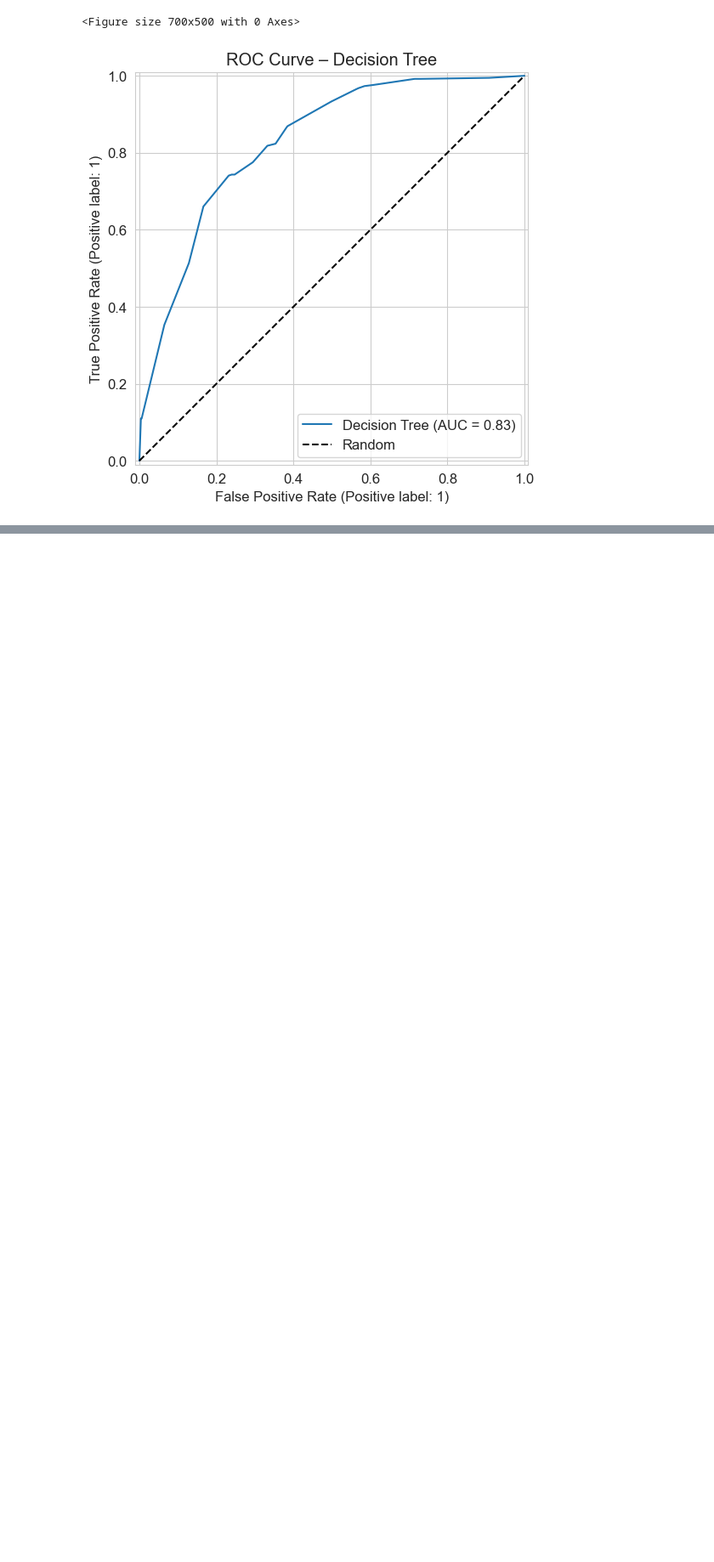
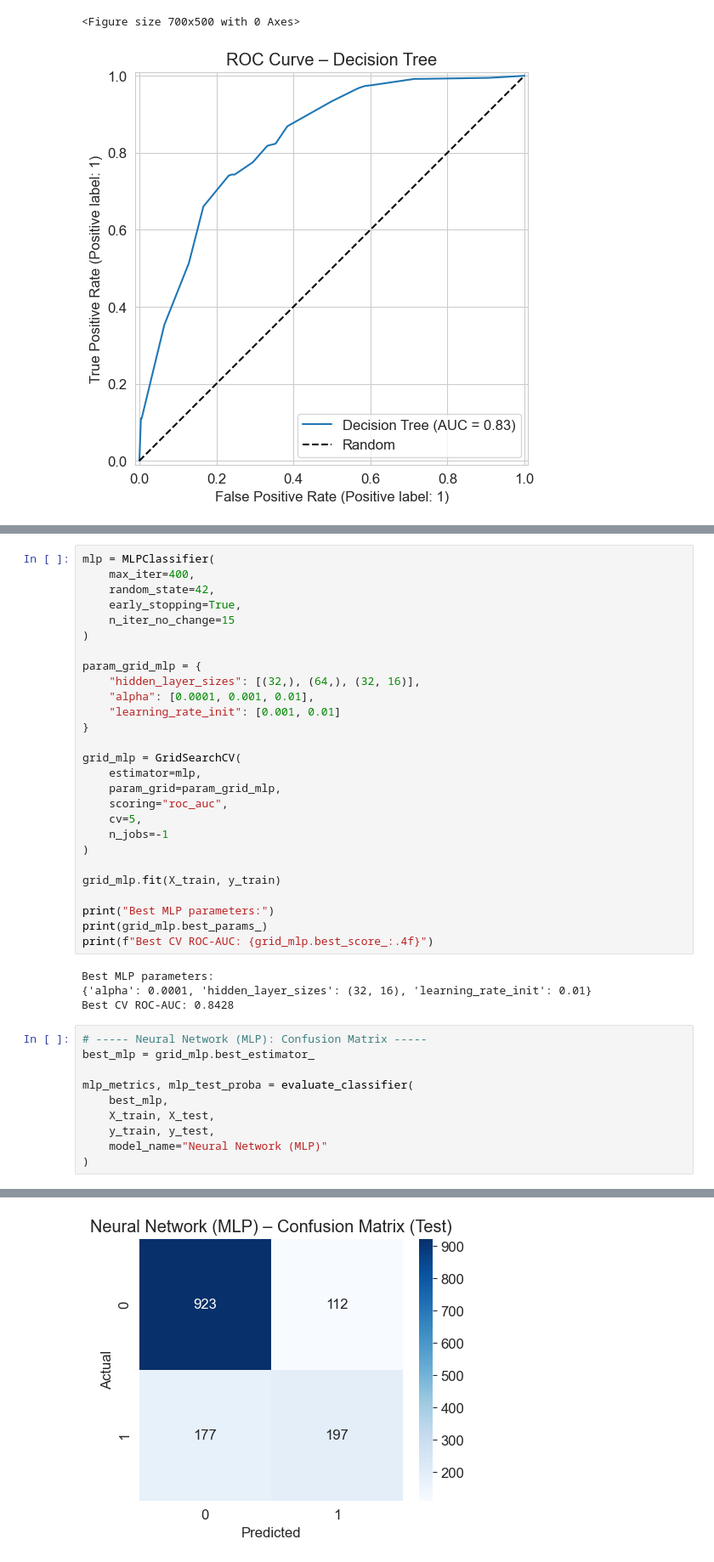
Before and after one commit to Pudamya/CM2604_ML_CW_2425595, a Jupyter notebook: Neural_Network_&_Decision_Tree.ipynb, the cells around one changed output, grey strips where cells are left out. Shown: that part at 85% size. Drawn from its saved outputs; the diff is of its cells as text; blank space fills up the shorter version.

Commit message:
Neural Network classifier with Hyperparameter Tuning

```diff
--- a/Neural_Network_&_Decision_Tree.ipynb
+++ b/Neural_Network_&_Decision_Tree.ipynb
@@ -250,0 +253,42 @@ plt.show()
+# %%
+mlp = MLPClassifier(
+    max_iter=400,
+    random_state=42,
+    early_stopping=True,
+    n_iter_no_change=15
+)
+
+param_grid_mlp = {
+    "hidden_layer_sizes": [(32,), (64,), (32, 16)],
+    "alpha": [0.0001, 0.001, 0.01],
+    "learning_rate_init": [0.001, 0.01]
+}
+
+grid_mlp = GridSearchCV(
+    estimator=mlp,
+    param_grid=param_grid_mlp,
+    scoring="roc_auc",
+    cv=5,
+    n_jobs=-1
+)
+
+grid_mlp.fit(X_train, y_train)
+
+print("Best MLP parameters:")
+print(grid_mlp.best_params_)
+print(f"Best CV ROC-AUC: {grid_mlp.best_score_:.4f}")
+# %% [output]
+Best MLP parameters:
+{'alpha': 0.0001, 'hidden_layer_sizes': (32, 16), 'learning_rate_init': 0.01}
+Best CV ROC-AUC: 0.8428
+# %%
+# ----- Neural Network (MLP): Confusion Matrix -----
+best_mlp = grid_mlp.best_estimator_
+
+mlp_metrics, mlp_test_proba = evaluate_classifier(
+    best_mlp,
+    X_train, X_test,
+    y_train, y_test,
+    model_name="Neural Network (MLP)"
+)
+# %% [output]
@@ -250,0 +307 @@ plt.show()
+[figure, added]
```
Also changed, not shown: parts of 3 cells of this notebook.
